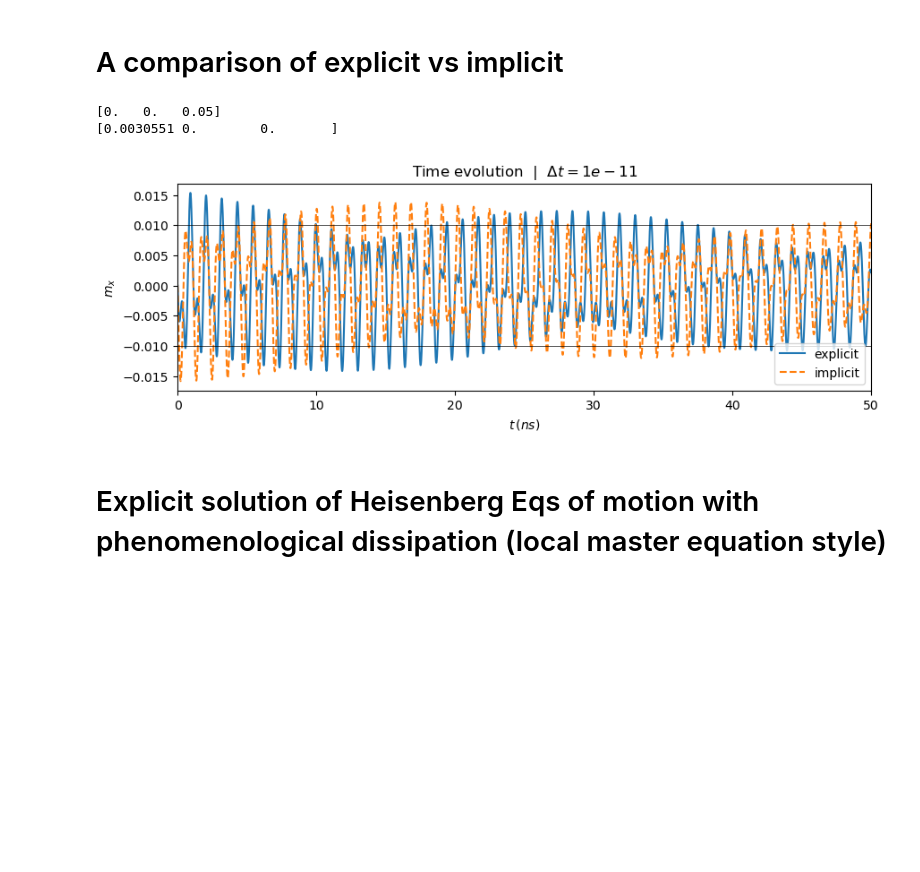
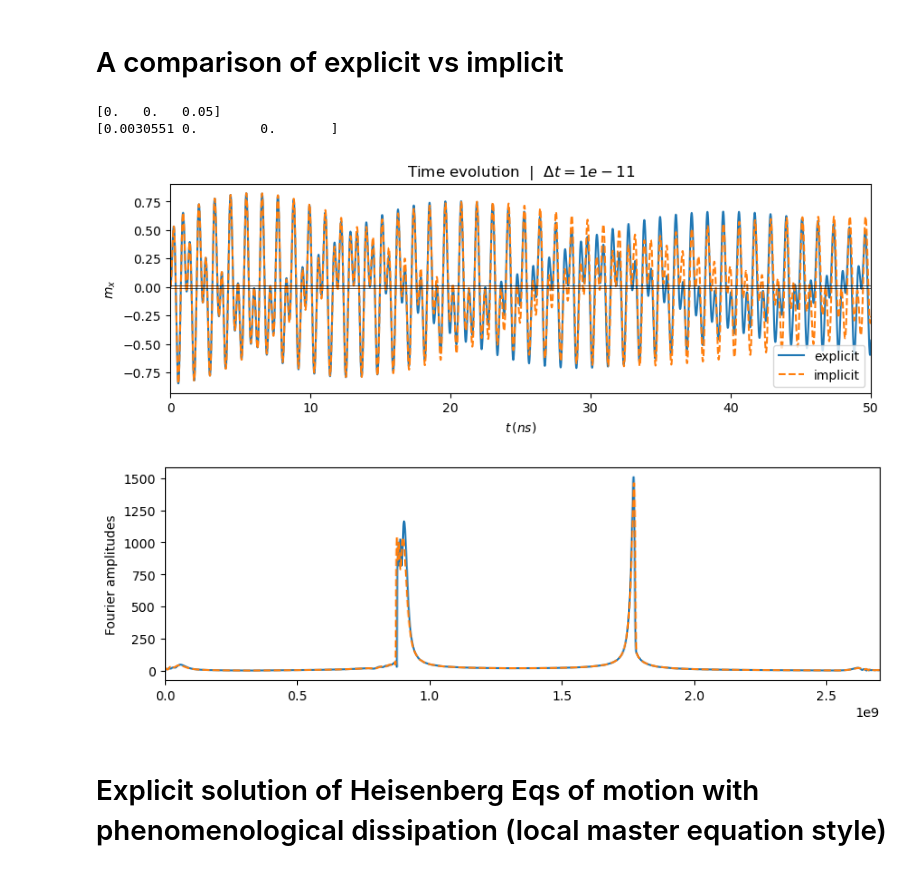
Before and after one commit to chuan97/magnetic-qed, a Jupyter notebook: modifiedLLG.ipynb, the cells around one changed output. Drawn from its saved outputs; the diff is of its cells as text; code cells hidden in the pictures; blank space fills up the shorter version.

```diff
--- a/modifiedLLG.ipynb
+++ b/modifiedLLG.ipynb
@@ -65,7 +65,7 @@ def LLG_memory_cavdis_non_trivial_initial(t, m, Bext, Brms, wc, kappa, N, gammaL
     dt = t - LLG_memory.last_t
     LLG_memory.S += np.exp(kappa * t) * np.sin(wc * t) * np.dot(Brms, m) * dt * (t > 0)
     LLG_memory.C += np.exp(kappa * t) * np.cos(wc * t) * np.dot(Brms, m) * dt * (t > 0)
-    G = -np.exp(-kappa * t) * (np.cos(wc * t)*(xp0[0] + gammaLL*N*LLG_memory.S) - np.sin(wc * t)*(xp0[1] + gammaLL*N*LLG_memory.C)) # /(2 * np.pi)
+    G = np.exp(-kappa * t) * (np.cos(wc * t)*(xp0[0] - gammaLL*N*LLG_memory.S) - np.sin(wc * t)*(xp0[1] - gammaLL*N*LLG_memory.C)) # /(2 * np.pi)
     Beff = Bext + Brms*G
     LLG_memory.last_t = t
     return -gammaLL * (np.cross(m, Beff) + alpha*np.cross(m, np.cross(m, Beff))) / (1 + alpha**2)
@@ -335,7 +335,7 @@ N = 100
 tmax = 1000e-9 #1000
 alpha = 1e-3
 my0 = 0.01
-m0 = np.array([0, my0, np.sqrt(1 - my0**2), np.sqrt(N)*0.1, 0])
+m0 = np.array([0, my0, np.sqrt(1 - my0**2), np.sqrt(N)*1, 0])
 gammaLL = 28e9 * 2*np.pi
 wc = 1.4e9
 wz = 1 * wc
@@ -350,39 +350,49 @@ Brms = np.array([Brms, 0, 0])
 print(Bext)
 print(Brms)
 
-t_eval = np.linspace(0, tmax, 500000) #100000
+t_eval = np.linspace(0, tmax, 100000) #100000
 #dt = 0.01e-9
 #dt = 0.01e-9
 sol = solve_ivp(LLG_explicit_real, (0, tmax), m0, args=(Bext, Brms, 2*np.pi * wc, 2*np.pi * kappa, N, gammaLL, alpha), t_eval=t_eval)#, max_step=dt, atol = 1, rtol = 1
-ws = fftfreq(len(sol.t) // 2, sol.t[1] - sol.t[0]) # discard first half of time evolution
-amps = np.abs(fft(sol.y[0][len(sol.t) // 2:])) # discard first half of time evolution
+ws = fftfreq(len(sol.t), sol.t[1] - sol.t[0])
+amps = np.abs(fft(sol.y[0]))
 plt.plot(sol.t * 1e9, sol.y[0], label='explicit')
 
 dt = 0.01e-9
 LLG_memory.S = 0
 LLG_memory.C = 0
 LLG_memory.last_t = 0.0
 sol = solve_ivp(LLG_memory_cavdis_non_trivial_initial, (0, tmax), m0[:-2], args=(Bext, Brms, 2*np.pi * wc, 2*np.pi * kappa, N, gammaLL, alpha, m0[-2:]), t_eval=t_eval, max_step=dt, atol = 1, rtol = 1)
+ws_imp = fftfreq(len(sol.t), sol.t[1] - sol.t[0])
+amps_imp = np.abs(fft(sol.y[0]))
 plt.plot(sol.t * 1e9, sol.y[0], ls='dashed', label='implicit')
 
 m0 = np.array([0, my0, np.sqrt(1 - my0**2), 0, 0])
 eta1 = 0.001 * wz
 eta2 = 0.001 * wz
 sol = solve_ivp(LLG_explicit_local, (0, tmax), m0, args=(2*np.pi * wz, 2*np.pi * lam, 2*np.pi * wc, 2*np.pi * kappa, N, 2*np.pi * eta1, 2*np.pi * eta2), t_eval=t_eval)#, max_step=dt, atol = 1, rtol = 1
 #plt.plot(sol.t * 1e9, sol.y[0], ls='dotted', label='explicit local')
 
 plt.xlim(0, 50)
 plt.ylabel(r'$m_x$')
 plt.xlabel(r'$t \, (ns)$')
 plt.title('Time evolution' + '  |  ' + rf'$\Delta t = {dt}$')
 plt.axhline(my0, c='k', lw='0.5')
 plt.axhline(-my0, c='k', lw='0.5')
 plt.legend()
 plt.show()
+
+plt.plot(ws[:len(ws)//2], amps[:len(ws)//2], label = 'explicit')
+plt.plot(ws_imp[:len(ws)//2], amps_imp[:len(ws)//2], label = 'implicit', ls='dashed')
+
+plt.xlim(0.0e9, 2.7e9)
+plt.ylabel('Fourier amplitudes')
+plt.show()
 # %% [output]
 [0.   0.   0.05]
 [0.0030551 0.        0.       ]
-[figure, old version]
+[figure, new version]
+[figure, added]
 # %% [markdown]
 # Explicit solution of Heisenberg Eqs of motion with phenomenological dissipation (local master equation style)
 # %%
```
